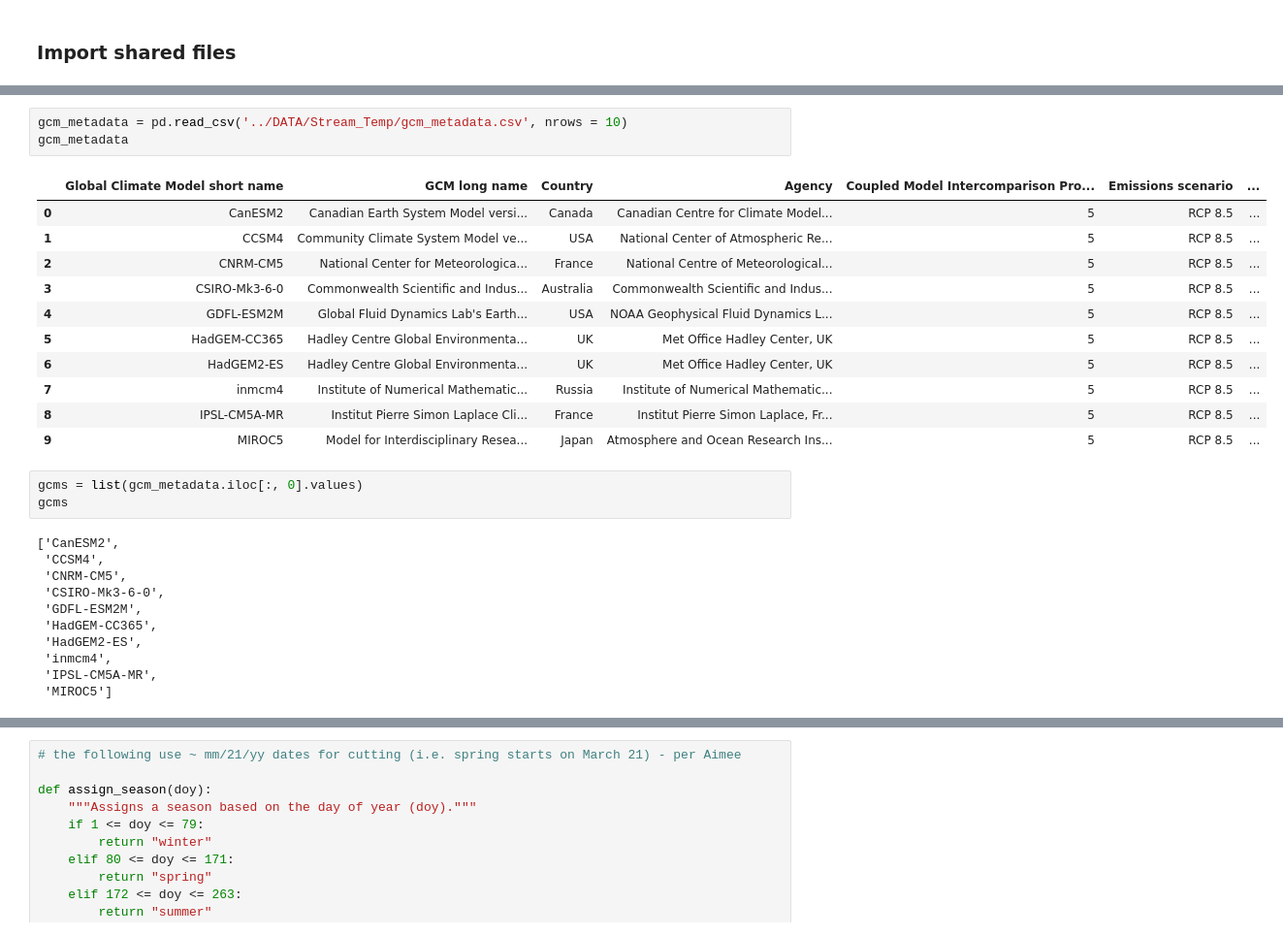
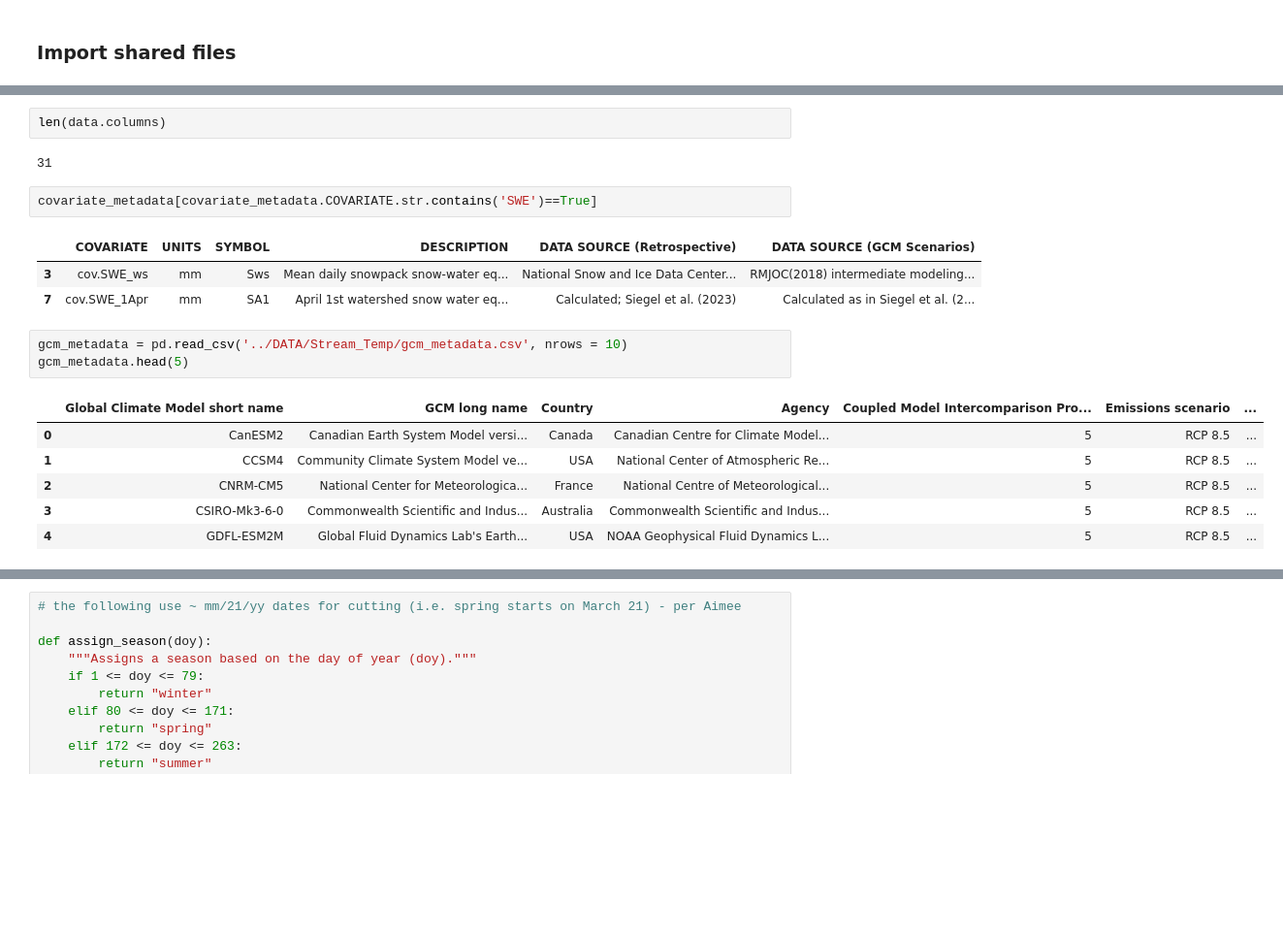
Before and after one commit to uryckid/stream-temperature-predictions, a Jupyter notebook: temp-preds_togpkg_working.ipynb, the cells around one changed output, grey strips where cells are left out. Shown at 97% size. Drawn from its saved outputs; the diff is of its cells as text; blank space fills up the shorter version.

```diff
--- a/temp-preds_togpkg_working.ipynb
+++ b/temp-preds_togpkg_working.ipynb
@@ -62,29 +72,20 @@ covariate_metadata
+# %%
+len(data.columns)
+# %% [output]
+31
+# %%
+covariate_metadata[covariate_metadata.COVARIATE.str.contains('SWE')==True]
+# %% [output]
+|  | COVARIATE | UNITS | SYMBOL | DESCRIPTION | DATA SOURCE (Retrospective) | DATA SOURCE (GCM Scenarios) |
+| 3 | cov.SWE_ws | mm | Sws | Mean daily snowpack snow-water eq... | National Snow and Ice Data Center... | RMJOC(2018) intermediate modeling... |
+| 7 | cov.SWE_1Apr | mm | SA1 | April 1st watershed snow water eq... | Calculated; Siegel et al. (2023) | Calculated as in Siegel et al. (2... |
 # %%
 gcm_metadata = pd.read_csv('../DATA/Stream_Temp/gcm_metadata.csv', nrows = 10)
-gcm_metadata
+gcm_metadata.head(5)
 # %% [output]
 |  | Global Climate Model short name | GCM long name | Country | Agency | Coupled Model Intercomparison Pro... | Emissions scenario | ... |
 | 0 | CanESM2 | Canadian Earth System Model versi... | Canada | Canadian Centre for Climate Model... | 5 | RCP 8.5 | ... |
 | 1 | CCSM4 | Community Climate System Model ve... | USA | National Center of Atmospheric Re... | 5 | RCP 8.5 | ... |
 | 2 | CNRM-CM5 | National Center for Meteorologica... | France | National Centre of Meteorological... | 5 | RCP 8.5 | ... |
 | 3 | CSIRO-Mk3-6-0 | Commonwealth Scientific and Indus... | Australia | Commonwealth Scientific and Indus... | 5 | RCP 8.5 | ... |
 | 4 | GDFL-ESM2M | Global Fluid Dynamics Lab's Earth... | USA | NOAA Geophysical Fluid Dynamics L... | 5 | RCP 8.5 | ... |
-| 5 | HadGEM-CC365 | Hadley Centre Global Environmenta... | UK | Met Office Hadley Center, UK | 5 | RCP 8.5 | ... |
-| 6 | HadGEM2-ES | Hadley Centre Global Environmenta... | UK | Met Office Hadley Center, UK | 5 | RCP 8.5 | ... |
-| 7 | inmcm4 | Institute of Numerical Mathematic... | Russia | Institute of Numerical Mathematic... | 5 | RCP 8.5 | ... |
-| 8 | IPSL-CM5A-MR | Institut Pierre Simon Laplace Cli... | France | Institut Pierre Simon Laplace, Fr... | 5 | RCP 8.5 | ... |
-| 9 | MIROC5 | Model for Interdisciplinary Resea... | Japan | Atmosphere and Ocean Research Ins... | 5 | RCP 8.5 | ... |
-# %%
-gcms = list(gcm_metadata.iloc[:, 0].values)
-gcms
-# %% [output]
-['CanESM2',
- 'CCSM4',
- 'CNRM-CM5',
- 'CSIRO-Mk3-6-0',
- 'GDFL-ESM2M',
- 'HadGEM-CC365',
- 'HadGEM2-ES',
- 'inmcm4',
- 'IPSL-CM5A-MR',
- 'MIROC5']
```
Also changed, not shown: parts of 169 cells of this notebook.
